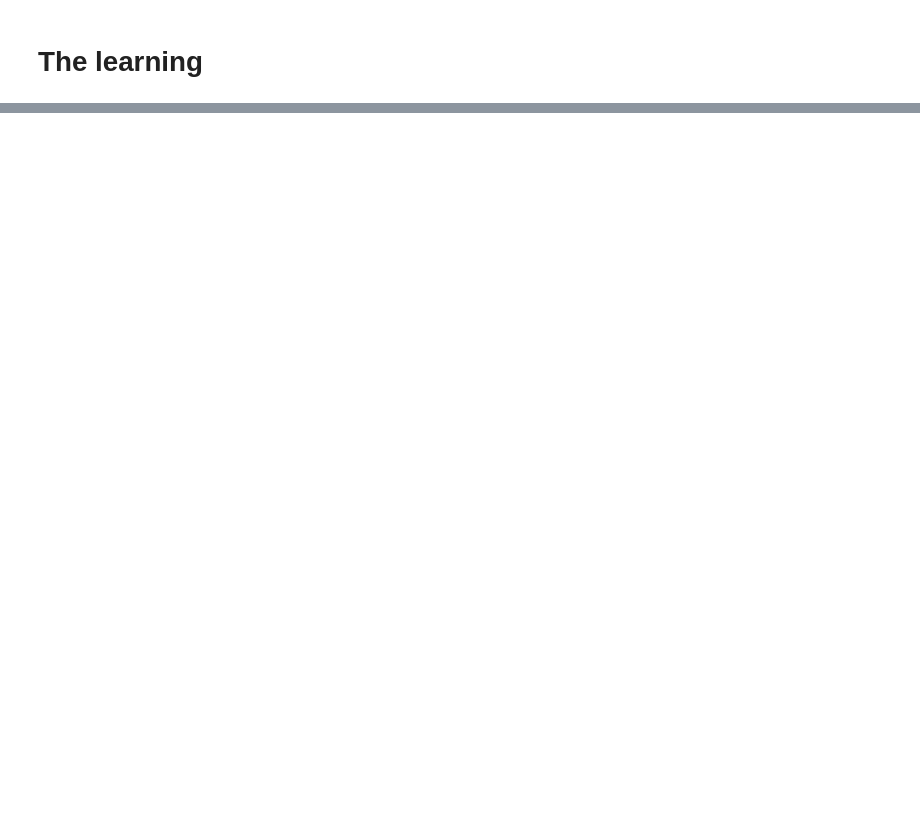
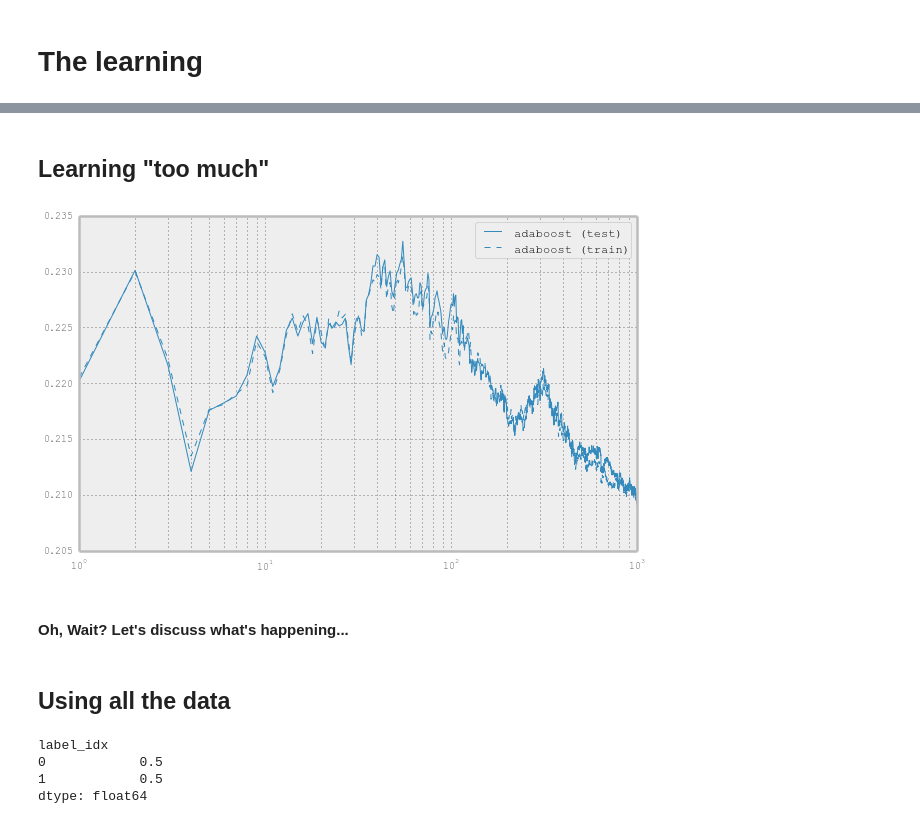
Before and after one commit to Djabbz/SOS14_practical_session, a Jupyter notebook: SOS.ipynb, the cells around one changed output, grey strips where cells are left out. Cells and saved outputs as stored; diff of their text form; code cells hidden in the pictures; blank space fills up the shorter version.

```diff
--- a/SOS.ipynb
+++ b/SOS.ipynb
@@ -112,3 +70,0 @@ from sklearn.ensemble import AdaBoostClassifier
-# %%
-adaboost = AdaBoostClassifier(n_estimators=5)
-adaboost.fit(train_X, train_Y) ;
@@ -179,0 +76,3 @@ $$
+# %%
+subset_size = 2000
+X, Y, _ = train_data.get_subset(subset_size, clear=True)
@@ -179,0 +83,19 @@ $$
+# %%
+small_train_X = X[:subset_size/2]
+small_train_Y = Y[:subset_size/2]
+small_valid_X = X[subset_size/2:]
+small_valid_Y = Y[subset_size/2:]
+# %% [markdown]
+## Learning "too much"
+# %%
+adaboost = ens.AdaBoostClassifier(n_estimators=1000, base_estimator=tree.DecisionTreeClassifier(max_depth=4))
+adaboost.fit(small_train_X, small_train_Y) ;
+# %%
+SOS.learning_curve_plot({'adaboost': adaboost}, train_X, train_Y, valid_X, valid_Y, log_scale=True)
+# SOS.learning_curve_plot({'adaboost': adaboost, 'RandomForest': random_forest}, train_X, train_Y, valid_X, valid_Y, log_scale=True)
+# %% [output]
+[figure, added]
+# %% [markdown]
+#### Oh, Wait? Let's discuss what's happening...
+# %% [markdown]
+## Using all the data
@@ -179,0 +106,7 @@ $$
+# %%
+train_W.groupby(train_Y).sum()
+# %% [output]
+label_idx
+0            0.5
+1            0.5
+dtype: float64
```
Also changed, not shown: parts of 41 cells of this notebook, 1 other file.
